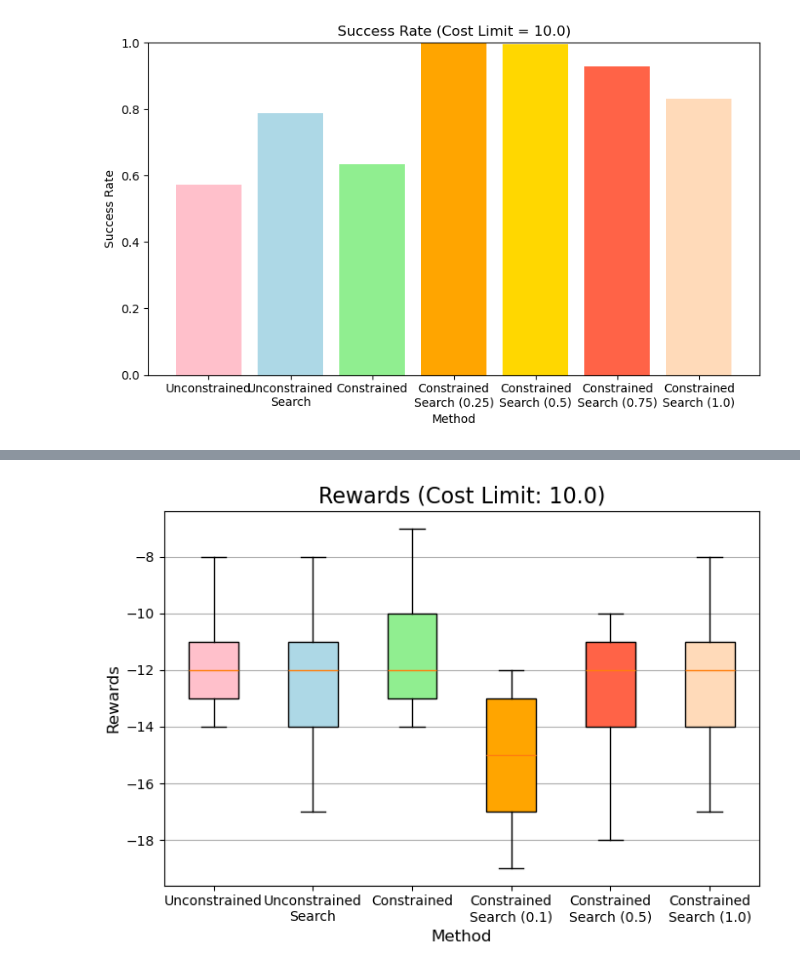
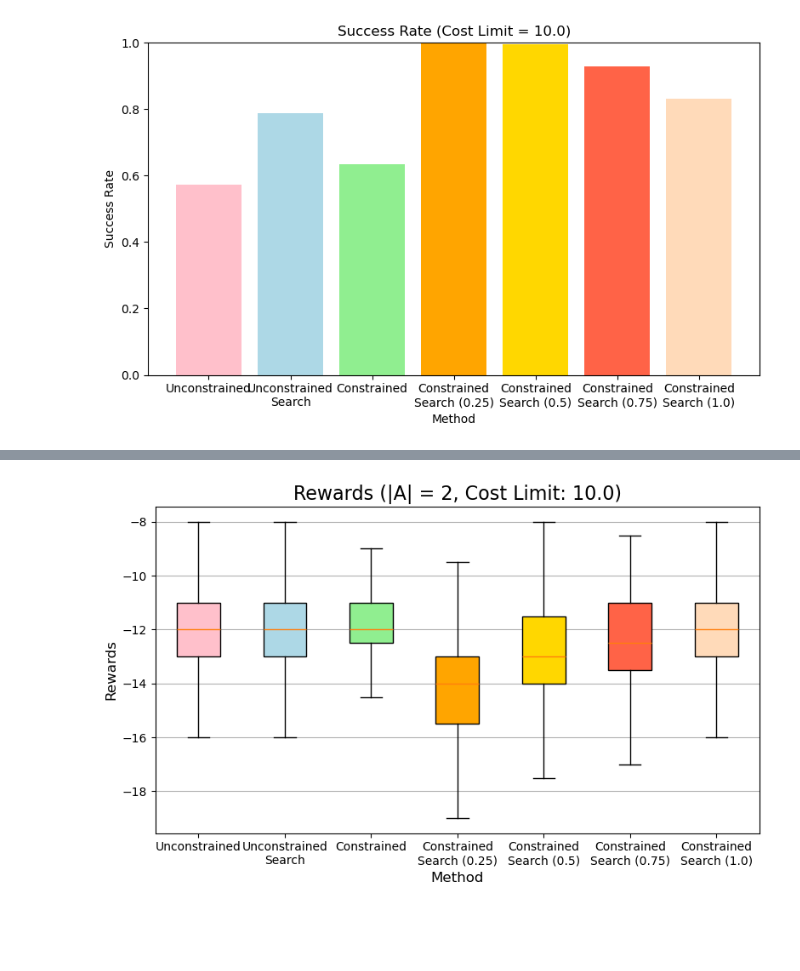
Before and after one commit to delay-planner/rb-visual-mapf, a Jupyter notebook: pud/plots/plot_pointenv_metrics.ipynb, the cells around one changed output, grey strips where cells are left out. Cells and saved outputs as stored; diff of their text form; code cells hidden in the pictures; blank space fills up the shorter version.

```diff
--- a/pud/plots/plot_pointenv_metrics.ipynb
+++ b/pud/plots/plot_pointenv_metrics.ipynb
@@ -54,8 +54,6 @@ def extract_multi_agent_metrics(records, num_agents):
         all_within_cost_limit = all([cost < trained_cost_limit for cost in cumulative_costs])
         if all_success and all_within_cost_limit:
             success_rate += 1
-        else:
-            print("Failed")
 
         mean_steps.append(np.mean(steps))
         mean_rewards.append(np.mean(rewards))
@@ -136,14 +135,15 @@ def plot_steps(metrics):
     )
 # %%
-def plot_rewards(metrics):
-    unconstrained_rewards = metrics[0]['rewards']
-    unconstrained_search_rewards = metrics[1]['rewards']
-    constrained_rewards = metrics[2]['rewards']
-    constrained_search_rewards = [metric['rewards'] for metric in metrics[3]]
+def plot_rewards(metrics, num_agents):
+    key = 'mean_rewards' if num_agents > 1 else 'rewards'
+    unconstrained_rewards = metrics[0][key]
+    unconstrained_search_rewards = metrics[1][key]
+    constrained_rewards = metrics[2][key]
+    constrained_search_rewards = [metric[key] for metric in metrics[3]]
 
     plot_bplots(
         [unconstrained_rewards, unconstrained_search_rewards, constrained_rewards, *constrained_search_rewards],
         ['Unconstrained', 'Unconstrained\nSearch', 'Constrained', 'Constrained\nSearch (0.25)', 'Constrained\nSearch (0.5)', 'Constrained\nSearch (0.75)', 'Constrained\nSearch (1.0)'],
-        {'title': f'Rewards (Cost Limit: {trained_cost_limit})', 'ylabel': 'Rewards', 'xlabel': 'Method'}
+        {'title': f'Rewards (|A| = {num_agents}, Cost Limit: {trained_cost_limit})', 'ylabel': 'Rewards', 'xlabel': 'Method'}
     )
 # %%
@@ -178,9 +179,9 @@ plot_cumulative_costs([unconstrained_metrics, unconstrained_search_metrics, cons
 unconstrained_records = np.load("pud/plots/data/multi_agent/unconstrained_records_2.npy", allow_pickle=True)
 unconstrained_search_records = np.load("pud/plots/data/multi_agent/unconstrained_search_records_2.npy", allow_pickle=True)
 constrained_records = np.load("pud/plots/data/multi_agent/constrained_records_2.npy", allow_pickle=True)
-# constrained_search_factored_records = np.load("pud/plots/data/multi_agent/constrained_search_factored_records_2.npy", allow_pickle=True)
+constrained_search_factored_records = np.load("pud/plots/data/multi_agent/constrained_search_factored_records_2.npy", allow_pickle=True)
 
 unconstrained_metrics = extract_multi_agent_metrics(unconstrained_records, 2)
 unconstrained_search_metrics = extract_multi_agent_metrics(unconstrained_search_records, 2)
 constrained_metrics = extract_multi_agent_metrics(constrained_records, 2)
-# constrained_search_factored_metrics = [extract_multi_agent_metrics(csr, 2) for csr in constrained_search_factored_records]
+constrained_search_factored_metrics = [extract_multi_agent_metrics(csr, 2) for csr in constrained_search_factored_records]
@@ -217,5 +216,5 @@ KeyError: 'steps'
 # %%
-plot_rewards([unconstrained_metrics, unconstrained_search_metrics, constrained_metrics, constrained_search_factored_metrics])
+plot_rewards([unconstrained_metrics, unconstrained_search_metrics, constrained_metrics, constrained_search_factored_metrics], 2)
 # %% [output]
-[figure, old version]
+[figure, new version]
 # %%
```
Also changed, not shown: parts of 9 cells of this notebook, 1 other file.
